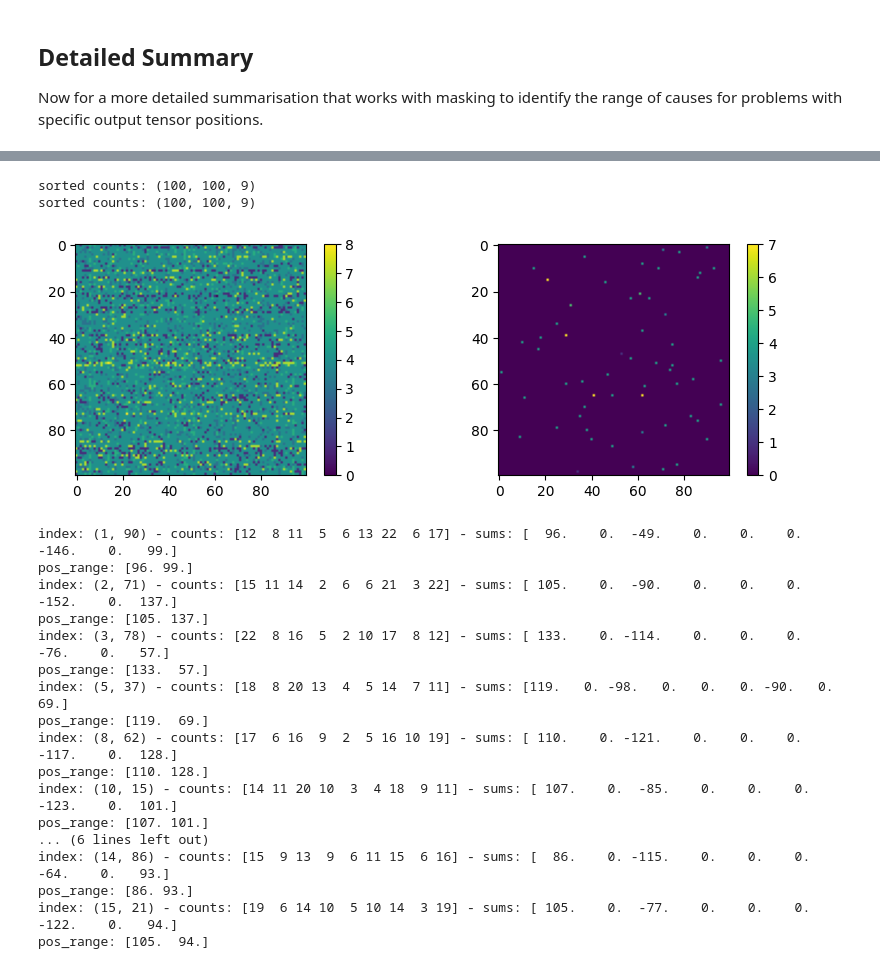
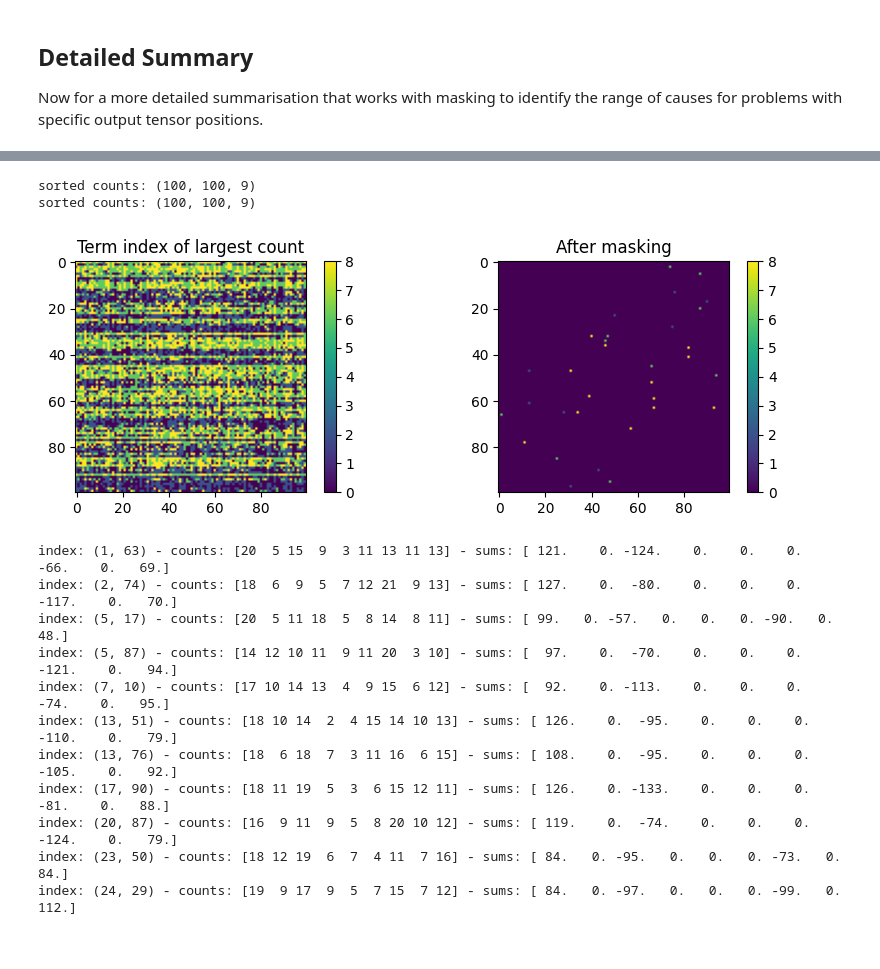
Before and after one commit to malcolmlett/training-instrumentation-toolkit, a Jupyter notebook: Learning_visualisations_v12a_MatMulExplainer.ipynb, the cells around one changed output, grey strips where cells are left out. Saved outputs shown, nothing was run; the diff lists cells and outputs as text; code cells hidden in the pictures.

```diff
--- a/Learning_visualisations_v12a_MatMulExplainer.ipynb
+++ b/Learning_visualisations_v12a_MatMulExplainer.ipynb
@@ -320,30 +338,34 @@ counts: (100, 100, 9)
 # %%
+# let's sort by count and pick the largest count
+a, b = get_test_data()
 res = np.matmul(a, b)
-mask = res == 0
 counts, sums = me.matmul_classify(a,b)
+
+argsrt = np.argsort(counts, axis=-1)
+print(f"sorted counts: {argsrt.shape}")
 
 plt.figure(figsize=(10,3))
 
 plt.subplot(1,2,1)
-argsrt = np.argsort(counts, axis=-1)
-print(f"sorted counts: {argsrt.shape}")
-plt.imshow(argsrt[:,:,0])
+plt.title('Term index of largest count')
+plt.imshow(argsrt[:,:,-1])
 plt.colorbar()
 
 plt.subplot(1,2,2)
-mask = res == 0
-counts = counts * mask[..., np.newaxis]
-argsrt = np.argsort(counts, axis=-1)
+plt.title('After masking')
+argsrt = argsrt * mask[..., np.newaxis]
 print(f"sorted counts: {argsrt.shape}")
-plt.imshow(argsrt[:,:,0])
+plt.imshow(argsrt[:,:,-1])
 plt.colorbar()
 
 plt.show()
 # %% [output]
 sorted counts: (100, 100, 9)
 sorted counts: (100, 100, 9)
-[figure, old version]
+[figure, new version]
 # %%
+# Let's try listing out the detailed values for the first 10 near-zero values
+a, b = get_test_data()
 res = np.matmul(a, b)
 mask = res == 0
 counts, sums = me.matmul_classify(a,b)
@@ -352,23 +374,15 @@ for i, indices in enumerate(zip(*np.where(mask))):
   if i > 10:
     break
   print(f"index: {indices} - counts: {counts[indices]} - sums: {sums[indices]}")
-  pos_range = sums[indices][sums[indices] > 0]
-  print(f"pos_range: {pos_range}")
 # %% [output]
-index: (1, 90) - counts: [12  8 11  5  6 13 22  6 17] - sums: [  96.    0.  -49.    0.    0.    0. -146.    0.   99.]
-pos_range: [96. 99.]
-index: (2, 71) - counts: [15 11 14  2  6  6 21  3 22] - sums: [ 105.    0.  -90.    0.    0.    0. -152.    0.  137.]
-pos_range: [105. 137.]
-index: (3, 78) - counts: [22  8 16  5  2 10 17  8 12] - sums: [ 133.    0. -114.    0.    0.    0.  -76.    0.   57.]
-pos_range: [133.  57.]
-index: (5, 37) - counts: [18  8 20 13  4  5 14  7 11] - sums: [119.   0. -98.   0.   0.   0. -90.   0.  69.]
-pos_range: [119.  69.]
-index: (8, 62) - counts: [17  6 16  9  2  5 16 10 19] - sums: [ 110.    0. -121.    0.    0.    0. -117.    0.  128.]
-pos_range: [110. 128.]
-index: (10, 15) - counts: [14 11 20 10  3  4 18  9 11] - sums: [ 107.    0.  -85.    0.    0.    0. -123.    0.  101.]
-pos_range: [107. 101.]
-... (6 lines left out)
-index: (14, 86) - counts: [15  9 13  9  6 11 15  6 16] - sums: [  86.    0. -115.    0.    0.    0.  -64.    0.   93.]
-pos_range: [86. 93.]
-index: (15, 21) - counts: [19  6 14 10  5 10 14  3 19] - sums: [ 105.    0.  -77.    0.    0.    0. -122.    0.   94.]
-pos_range: [105.  94.]
+index: (1, 63) - counts: [20  5 15  9  3 11 13 11 13] - sums: [ 121.    0. -124.    0.    0.    0.  -66.    0.   69.]
+index: (2, 74) - counts: [18  6  9  5  7 12 21  9 13] - sums: [ 127.    0.  -80.    0.    0.    0. -117.    0.   70.]
+index: (5, 17) - counts: [20  5 11 18  5  8 14  8 11] - sums: [ 99.   0. -57.   0.   0.   0. -90.   0.  48.]
+index: (5, 87) - counts: [14 12 10 11  9 11 20  3 10] - sums: [  97.    0.  -70.    0.    0.    0. -121.    0.   94.]
+index: (7, 10) - counts: [17 10 14 13  4  9 15  6 12] - sums: [  92.    0. -113.    0.    0.    0.  -74.    0.   95.]
+index: (13, 51) - counts: [18 10 14  2  4 15 14 10 13] - sums: [ 126.    0.  -95.    0.    0.    0. -110.    0.   79.]
+index: (13, 76) - counts: [18  6 18  7  3 11 16  6 15] - sums: [ 108.    0.  -95.    0.    0.    0. -105.    0.   92.]
+index: (17, 90) - counts: [18 11 19  5  3  6 15 12 11] - sums: [ 126.    0. -133.    0.    0.    0.  -81.    0.   88.]
+index: (20, 87) - counts: [16  9 11  9  5  8 20 10 12] - sums: [ 119.    0.  -74.    0.    0.    0. -124.    0.   79.]
+index: (23, 50) - counts: [18 12 19  6  7  4 11  7 16] - sums: [ 84.   0. -95.   0.   0.   0. -73.   0.  84.]
+index: (24, 29) - counts: [19  9 17  9  5  7 15  7 12] - sums: [ 84.   0. -97.   0.   0.   0. -99.   0. 112.]
```
Also changed, not shown: parts of 34 cells of this notebook.
